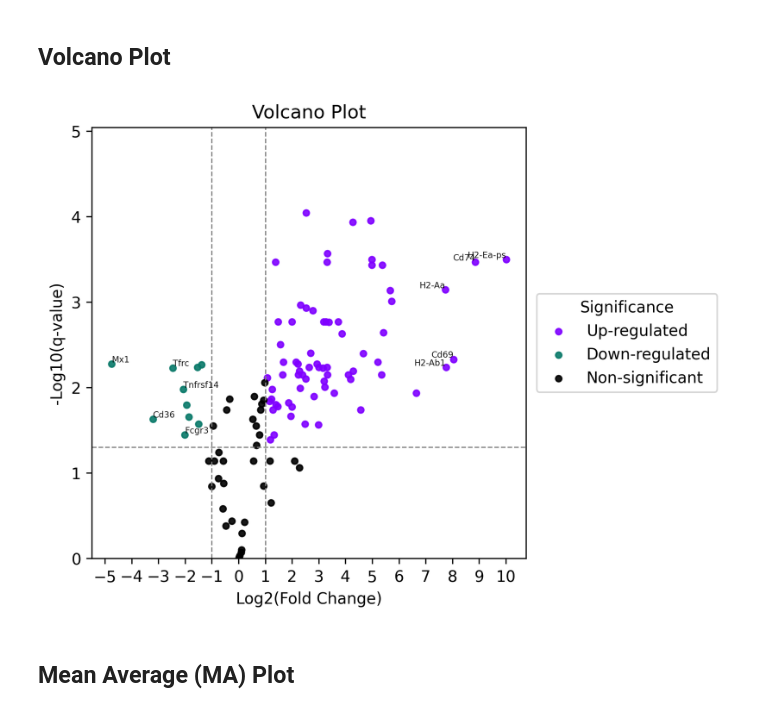
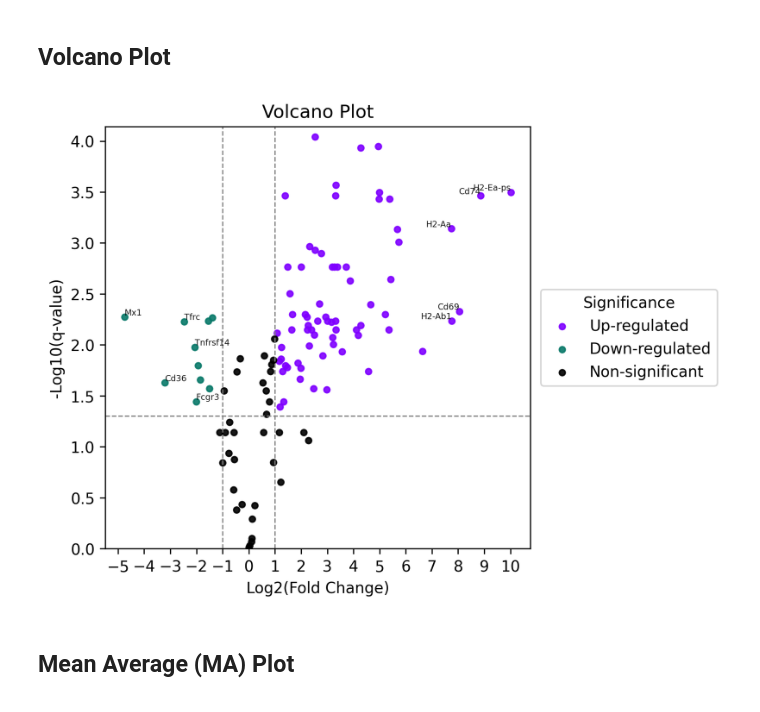
Before and after one commit to Perik-Zavodskii/BulkOmicsTools, a Jupyter notebook: BulkOmicsTools.ipynb, the cells around one changed output. Saved outputs shown, nothing was run; the diff lists cells and outputs as text; code cells hidden in the pictures.

```diff
--- a/BulkOmicsTools.ipynb
+++ b/BulkOmicsTools.ipynb
@@ -554,7 +554,7 @@ See the caveats in the documentation: https://pandas.pydata.org/pandas-docs/stab
 # %% [markdown]
 ## Volcano Plot
 # %%
-q_val_th = results_df["-log10(q-value)"].max() + 1
+q_val_th = results_df["-log10(q-value)"].max() + 0.1
 
 plt.figure(figsize=(5, 5), dpi=300)
 colors = {Up_regulated_color: "Up-regulated", Down_regulated_color: "Down-regulated",  Non_significant_color: "Non-significant"}
@@ -572,34 +572,34 @@ for color, label in colors.items():
 for _, row in top_upregulated.iterrows():
     plt.text(row["log2(FC)"], row["-log10(q-value)"], row.name, alpha=0.9, fontsize=5.5, color='black',
                                                                 ha="right", va='bottom')
 
 for _, row in top_downregulated.iterrows():
     plt.text(row["log2(FC)"], row["-log10(q-value)"], row.name, alpha=0.9, fontsize=5.5, color='black',
                                                                 ha="left", va='bottom')
 
 
 # Add legend
 plt.legend(title="Significance", fontsize=10, loc='center left',
     bbox_to_anchor=(1.025, 0.5), borderaxespad=0.)
 
 plt.xticks(np.arange(round(results_df["log2(FC)"].min()), results_df["log2(FC)"].max(), 1)) # Change tick size
 
 # Add labels and title
 plt.axhline(y=-np.log10(qval_threshold), color="grey", linestyle="--", linewidth=0.8)
 plt.axvline(x=-fc_threshold, color="grey", linestyle="--", linewidth=0.8)
 plt.axvline(x=fc_threshold, color="grey", linestyle="--", linewidth=0.8)
 
 plt.ylim(0,q_val_th)
 
 plt.xlabel("Log2(Fold Change)")
 plt.ylabel("-Log10(q-value)")
 plt.title("Volcano Plot")
 
 # Save the plot
 plt.savefig('Volcano Plot.png', dpi=600, bbox_inches='tight')
 plt.show()
 # %% [output]
-[figure, old version]
+[figure, new version]
 # %% [markdown]
 ## Mean Average (MA) Plot
 # %%
```
